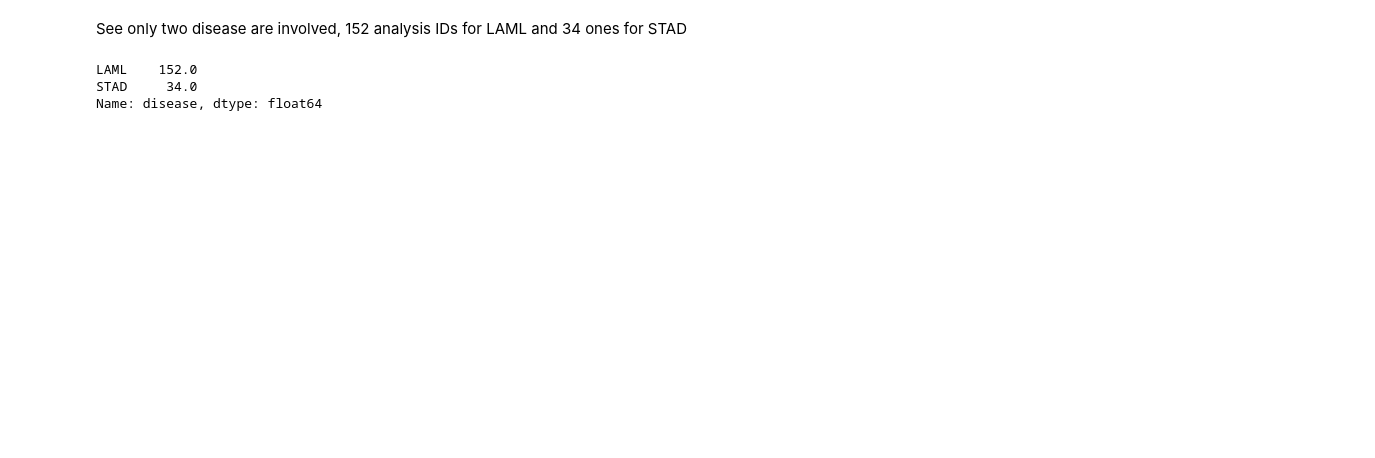
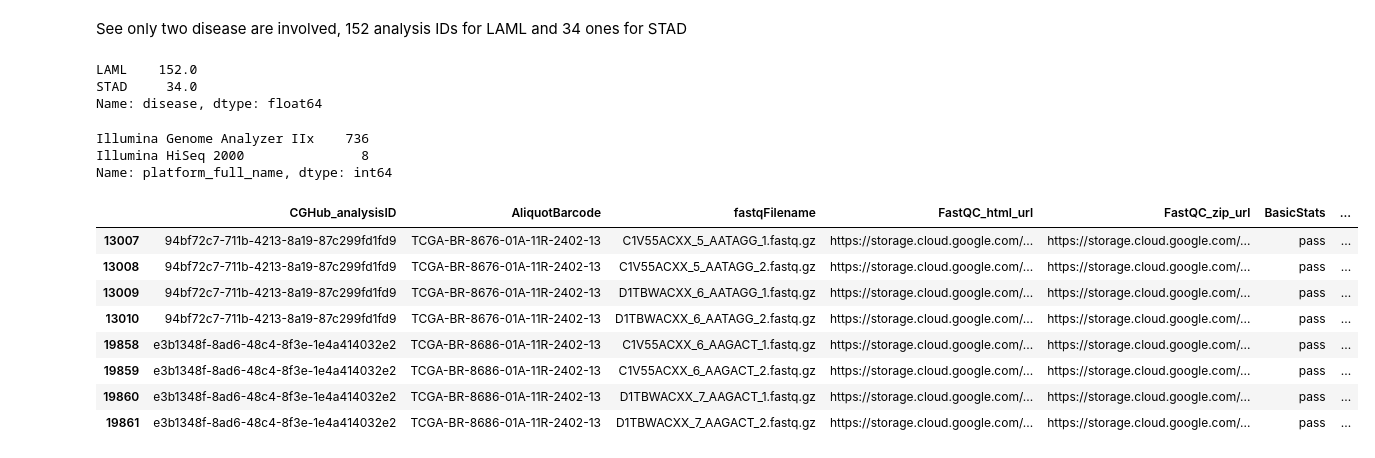
Before and after one commit to bcgsc/tasrkleat-TCGA-analysis-scripts, a Jupyter notebook: notebooks/TCGA-RNA-Seq-FASTA-read-length-analysis.ipynb, the cells around one changed output. Drawn from its saved outputs; the diff is of its cells as text; code cells hidden in the pictures; blank space fills up the shorter version.

```diff
--- a/notebooks/TCGA-RNA-Seq-FASTA-read-length-analysis.ipynb
+++ b/notebooks/TCGA-RNA-Seq-FASTA-read-length-analysis.ipynb
@@ -175,3 +186,21 @@ n4_ndf.disease.value_counts() / 4
 LAML    152.0
 STAD     34.0
 Name: disease, dtype: float64
+# %%
+n4_ndf.platform_full_name.value_counts()
+# %% [output]
+Illumina Genome Analyzer IIx    736
+Illumina HiSeq 2000               8
+Name: platform_full_name, dtype: int64
+# %%
+n4_ndf[n4_ndf.platform_full_name == 'Illumina HiSeq 2000']
+# %% [output]
+|  | CGHub_analysisID | AliquotBarcode | fastqFilename | FastQC_html_url | FastQC_zip_url | BasicStats | ... |
+| 13007 | 94bf72c7-711b-4213-8a19-87c299fd1fd9 | TCGA-BR-8676-01A-11R-2402-13 | C1V55ACXX_5_AATAGG_1.fastq.gz | https://storage.cloud.google.com/... | https://storage.cloud.google.com/... | pass | ... |
+| 13008 | 94bf72c7-711b-4213-8a19-87c299fd1fd9 | TCGA-BR-8676-01A-11R-2402-13 | C1V55ACXX_5_AATAGG_2.fastq.gz | https://storage.cloud.google.com/... | https://storage.cloud.google.com/... | pass | ... |
+| 13009 | 94bf72c7-711b-4213-8a19-87c299fd1fd9 | TCGA-BR-8676-01A-11R-2402-13 | D1TBWACXX_6_AATAGG_1.fastq.gz | https://storage.cloud.google.com/... | https://storage.cloud.google.com/... | pass | ... |
+| 13010 | 94bf72c7-711b-4213-8a19-87c299fd1fd9 | TCGA-BR-8676-01A-11R-2402-13 | D1TBWACXX_6_AATAGG_2.fastq.gz | https://storage.cloud.google.com/... | https://storage.cloud.google.com/... | pass | ... |
+| 19858 | e3b1348f-8ad6-48c4-8f3e-1e4a414032e2 | TCGA-BR-8686-01A-11R-2402-13 | C1V55ACXX_6_AAGACT_1.fastq.gz | https://storage.cloud.google.com/... | https://storage.cloud.google.com/... | pass | ... |
+| 19859 | e3b1348f-8ad6-48c4-8f3e-1e4a414032e2 | TCGA-BR-8686-01A-11R-2402-13 | C1V55ACXX_6_AAGACT_2.fastq.gz | https://storage.cloud.google.com/... | https://storage.cloud.google.com/... | pass | ... |
+| 19860 | e3b1348f-8ad6-48c4-8f3e-1e4a414032e2 | TCGA-BR-8686-01A-11R-2402-13 | D1TBWACXX_7_AAGACT_1.fastq.gz | https://storage.cloud.google.com/... | https://storage.cloud.google.com/... | pass | ... |
+| 19861 | e3b1348f-8ad6-48c4-8f3e-1e4a414032e2 | TCGA-BR-8686-01A-11R-2402-13 | D1TBWACXX_7_AAGACT_2.fastq.gz | https://storage.cloud.google.com/... | https://storage.cloud.google.com/... | pass | ... |
```
Also changed, not shown: parts of 5 cells of this notebook.
